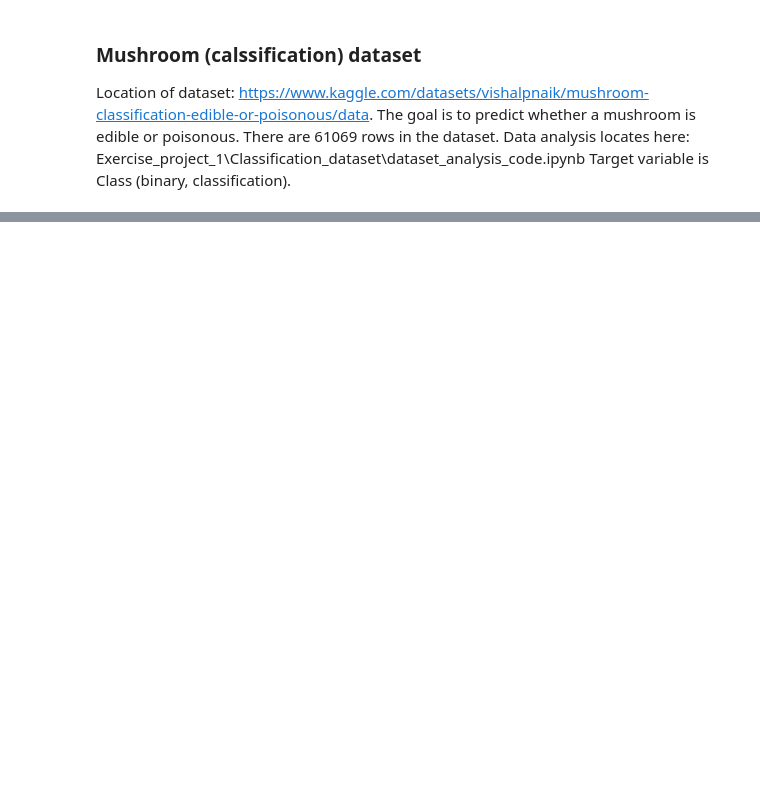
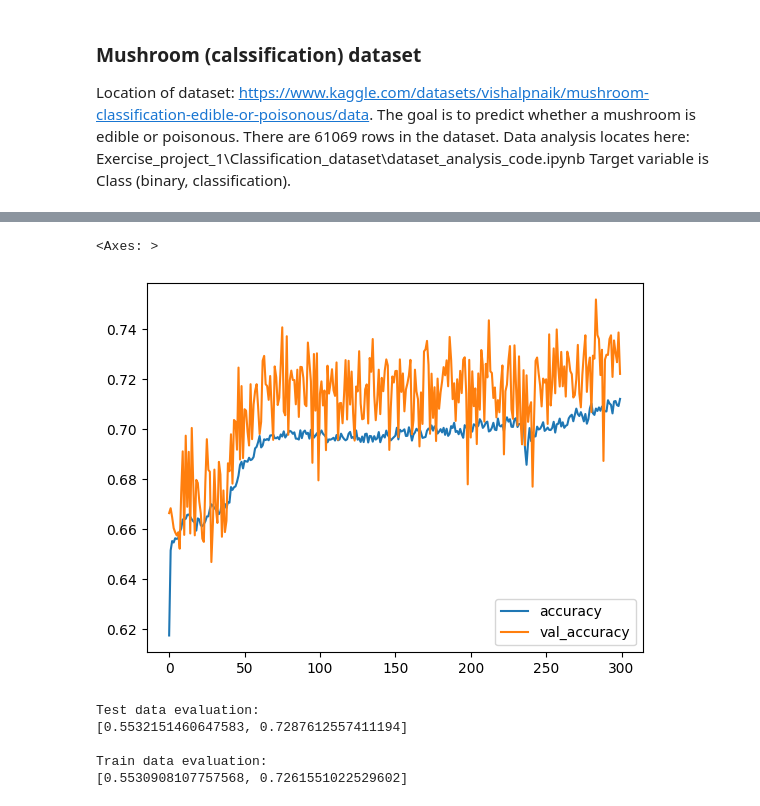
Before and after one commit to RovSveta/DeepLearning2025, a Jupyter notebook: Exercise_project_2/ANN _classification_2.ipynb, the cells around one changed output, grey strips where cells are left out. Drawn from its saved outputs; the diff is of its cells as text; code cells hidden in the pictures; blank space fills up the shorter version.

```diff
--- a/Exercise_project_2/ANN _classification_2.ipynb
+++ b/Exercise_project_2/ANN _classification_2.ipynb
@@ -419,0 +39,6 @@ KeyError: "['class'] not found in axis"
+# %%
+# everything else except the target variable
+X = df.drop("class", axis=1)
+
+# have only the target variable here (dependent variable)
+y = df['class']
@@ -419,0 +47,6 @@ KeyError: "['class'] not found in axis"
+# %%
+# this time, let's split the data into 65% (training data) and 35% (temporary data)
+X_train, X_temp, y_train, y_temp = train_test_split(X, y, test_size=0.35)
+
+# step 2, split the temporary data in HALF (0.5) => 17.5% test and 17.5% validation
+X_val, X_test, y_val, y_test = train_test_split(X_temp, y_temp, test_size=0.5)
@@ -419,0 +137,23 @@ KeyError: "['class'] not found in axis"
+# %%
+# val_accuracy line is very noisy, but in general it is increasing,
+# the model learns but noise (so huge zigzags) is coming from somewhere.
+# the accuracy blue line curve is pretty smooth,the model is learning but after about 0.685 it imroves slower,
+# but still there is a learning trend as both lines diapite huge zigzags of val_accuracygo upward. There is room for improvement definately.
+
+loss_df[['accuracy', 'val_accuracy']].plot()
+# %% [output]
+<Axes: >
+[figure, added]
+# %%
+# compare the final model loss/accuracy/evaluation values
+# the values should again match mostly
+print("Test data evaluation:")
+print(model.evaluate(X_test, y_test_encoded, verbose=0))
+print("\nTrain data evaluation:")
+print(model.evaluate(X_train, y_train_encoded, verbose=0))
+# %% [output]
+Test data evaluation:
+[0.5532151460647583, 0.7287612557411194]
+
+Train data evaluation:
+[0.5530908107757568, 0.7261551022529602]
```
Also changed, not shown: parts of 43 cells of this notebook, 1 other file.
